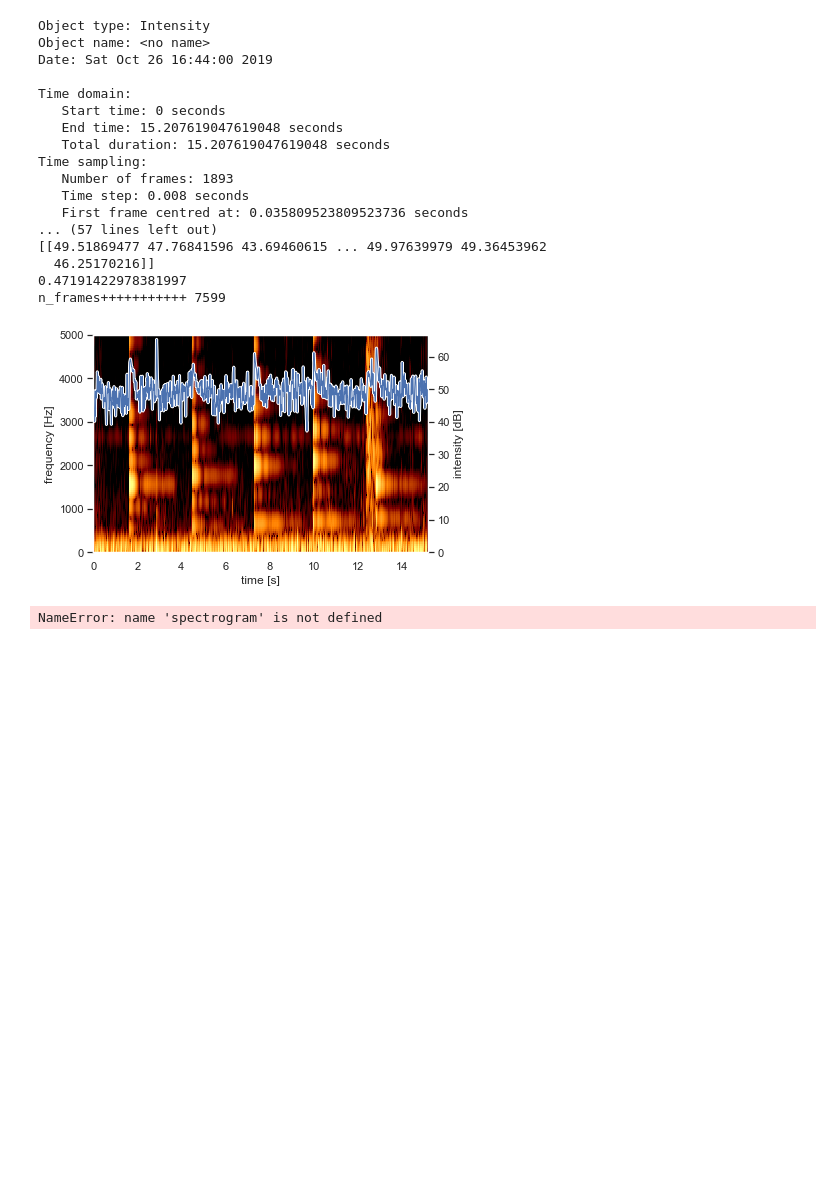
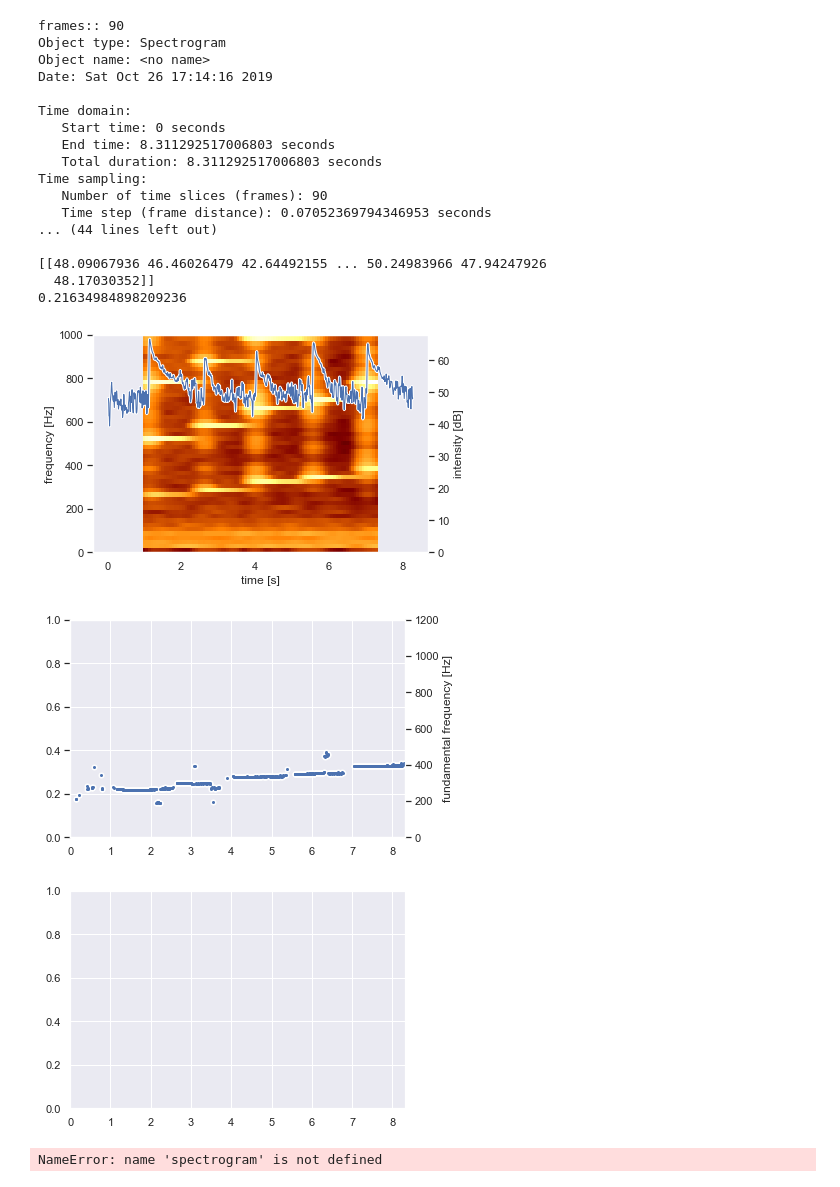
Before and after one commit to ScorpionXiezi/RhythmHound, a Jupyter notebook: Untitled.ipynb, the cells around one changed output. Drawn from its saved outputs; the diff is of its cells as text; code cells hidden in the pictures; blank space fills up the shorter version.

Commit message:
Convert wav to pitch frames

```diff
--- a/Untitled.ipynb
+++ b/Untitled.ipynb
@@ -26,7 +26,7 @@ import seaborn as sns
 sns.set() # Use seaborn's default style to make attractive graphs
 
 # Plot nice figures using Python's "standard" matplotlib library
-snd = parselmouth.Sound("Demo.wav")
+snd = parselmouth.Sound("Demo 2.wav")
 plt.figure()
 plt.plot(snd.xs(), snd.values.T)
 plt.xlim([snd.xmin, snd.xmax])
@@ -46,52 +46,76 @@ def draw_spectrogram(spectrogram, dynamic_range=70):
 
 def draw_intensity(intensity):
     plt.plot(intensity.xs(), intensity.values.T, linewidth=3, color='w')
     plt.plot(intensity.xs(), intensity.values.T, linewidth=1)
     plt.grid(False)
     plt.ylim(0)
     plt.ylabel("intensity [dB]")
 
+def draw_pitch(pitch):
+    # Extract selected pitch contour, and
+    # replace unvoiced samples by NaN to not plot
+    pitch_values = pitch.selected_array['frequency']
+    pitch_values[pitch_values==0] = np.nan
+    plt.plot(pitch.xs(), pitch_values, 'o', markersize=5, color='w')
+    plt.plot(pitch.xs(), pitch_values, 'o', markersize=2)
+    plt.grid(False)
+    plt.ylim(0, pitch.ceiling)
+    plt.ylabel("fundamental frequency [Hz]")
+
 intensity = snd.to_intensity()
-spectrogram = snd.to_spectrogram()
 
-print(intensity)
+pre_emphasized_snd = snd.copy()
+pre_emphasized_snd.pre_emphasize()
+spectrogram = pre_emphasized_snd.to_spectrogram(window_length=1, maximum_frequency=1000)
+
+n_frames = parselmouth.Spectrogram.get_number_of_frames(spectrogram)
+print("frames::" , n_frames)
 print(spectrogram)
-n_frames = parselmouth.Spectrogram.get_number_of_frames(spectrogram)
 
 pitch = snd.to_pitch()
 print(pitch)
 
 print(intensity.values)
 print(np.amax(spectrogram.values))
-print("n_frames+++++++++++", n_frames)
-for i in range(1, n_frames):
-    i = i
+
 plt.figure()
 draw_spectrogram(spectrogram)
 plt.twinx()
 draw_intensity(intensity)
 
+parselmouth.Pitch.as_array()
+
+plt.figure()
+#draw_spectrogram(spectrogram)
+plt.twinx()
+pitch = parselmouth.Pitch.kill_octave_jumps(pitch)
+draw_pitch(pitch)
+plt.xlim([snd.xmin, snd.xmax])
+plt.show()
+
 plt.xlim([snd.xmin, snd.xmax])
 plt.show() # or plt.savefig("spectrogram.pdf")
 # %% [output]
-Object type: Intensity
+frames:: 90
+Object type: Spectrogram
 Object name: <no name>
-Date: Sat Oct 26 16:44:00 2019
+Date: Sat Oct 26 17:14:16 2019
 
 Time domain:
    Start time: 0 seconds
-   End time: 15.207619047619048 seconds
-   Total duration: 15.207619047619048 seconds
+   End time: 8.311292517006803 seconds
+   Total duration: 8.311292517006803 seconds
 Time sampling:
-   Number of frames: 1893
-   Time step: 0.008 seconds
-   First frame centred at: 0.035809523809523736 seconds
-... (57 lines left out)
-[[49.51869477 47.76841596 43.69460615 ... 49.97639979 49.36453962
-  46.25170216]]
-0.47191422978381997
-n_frames+++++++++++ 7599
+   Number of time slices (frames): 90
+   Time step (frame distance): 0.07052369794346953 seconds
+... (44 lines left out)
+
+[[48.09067936 46.46026479 42.64492155 ... 50.24983966 47.94247926
+  48.17030352]]
+0.21634984898209236
-[figure, old version]
+[figure, new version]
+[figure, added]
+[figure, added]
 # %%
 print(spectrogram)
 # %% [output]
```
Also changed, not shown: parts of 1 cell of this notebook, 1 other file.
